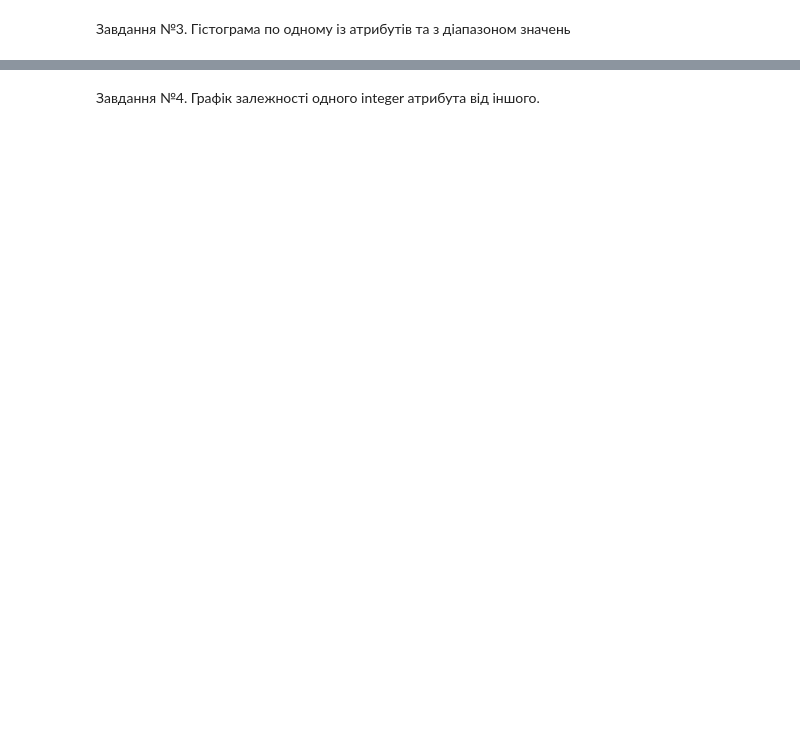
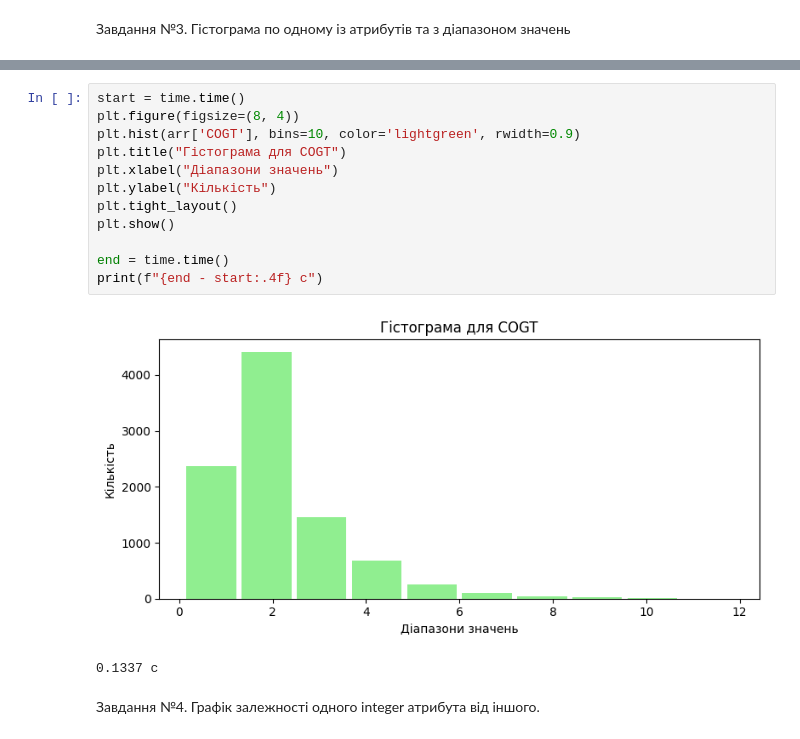
Before and after one commit to hexpysya/hwx, a Jupyter notebook: lab4/part2/foo.ipynb, the cells around one changed output, grey strips where cells are left out. Drawn from its saved outputs; the diff is of its cells as text; blank space fills up the shorter version.

```diff
--- a/lab4/part2/foo.ipynb
+++ b/lab4/part2/foo.ipynb
@@ -172,3 +162,18 @@ print(f"Час виконання: {end_time - start_time:.4f} с")
+# %%
+start = time.time()
+plt.figure(figsize=(8, 4))
+plt.hist(arr['COGT'], bins=10, color='lightgreen', rwidth=0.9)
+plt.title("Гістограма для COGT")
+plt.xlabel("Діапазони значень")
+plt.ylabel("Кількість")
+plt.tight_layout()
+plt.show()
+
+end = time.time()
+print(f"{end - start:.4f} c")
+# %% [output]
+[figure, added]
+0.1337 c
 # %% [markdown]
 Завдання №4. Графік залежності одного integer атрибута від іншого.
 # %%
```
Also changed, not shown: parts of 27 cells of this notebook, 4 other files.
